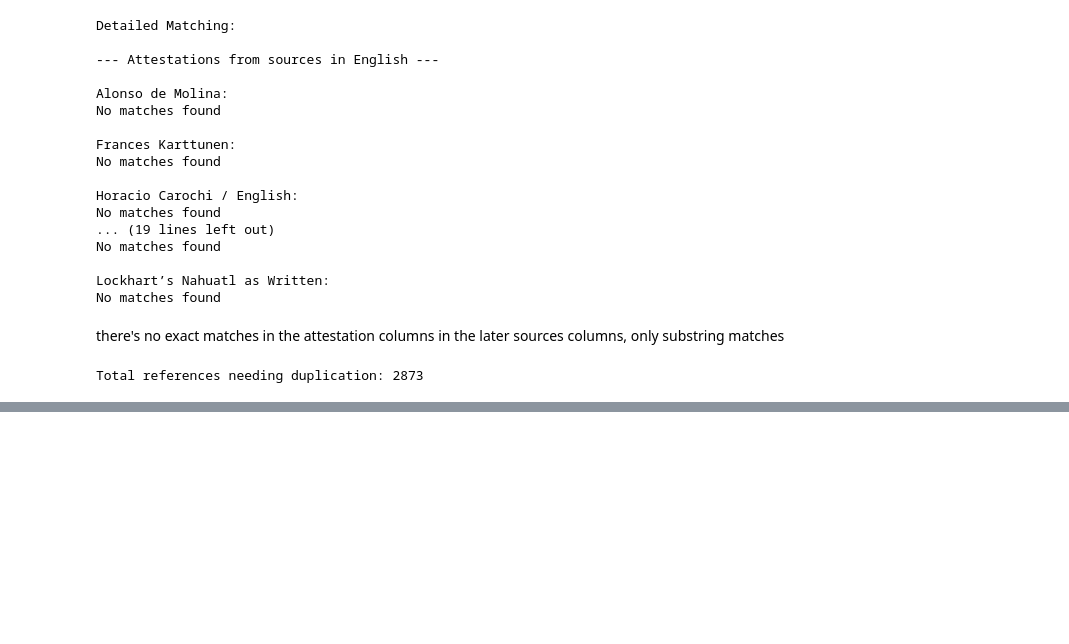
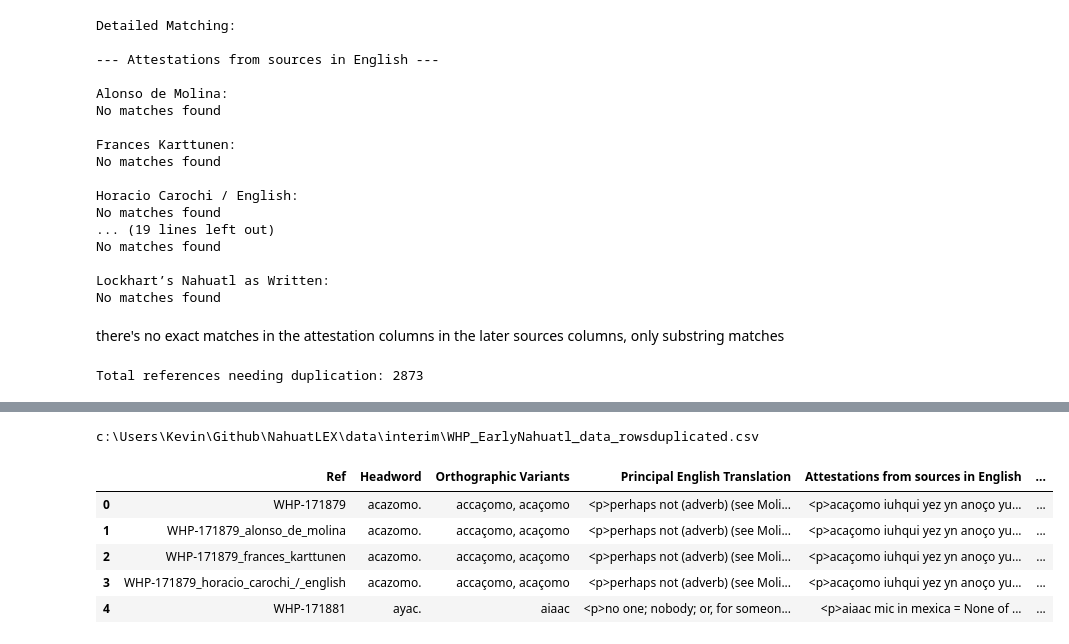
Before and after one commit to kevin14767/NahuatLEX, a Jupyter notebook: src/notebooks/whp_notebook.ipynb, the cells around one changed output, grey strips where cells are left out. Saved outputs shown, nothing was run; the diff lists cells and outputs as text; code cells hidden in the pictures; blank space fills up the shorter version.

```diff
--- a/src/notebooks/whp_notebook.ipynb
+++ b/src/notebooks/whp_notebook.ipynb
@@ -294,0 +305,18 @@ new_df.to_csv("WHP_EarlyNahuatl_data_rowsduplicatedv2.csv", encoding='utf-8-sig'
+# %%
+project_root = os.path.abspath(os.path.join(os.getcwd(), '..', '..'))
+search_paths = os.path.join(project_root, 'data', 'interim')
+
+interim_path = str(search_paths) + "\WHP_EarlyNahuatl_data_rowsduplicated.csv"
+print(interim_path)
+
+interim_df = pd.read_csv(interim_path, encoding='utf-8-sig')
+
+display(interim_df.head())
+# %% [output]
+c:\Users\Kevin\Github\NahuatLEX\data\interim\WHP_EarlyNahuatl_data_rowsduplicated.csv
+|  | Ref | Headword | Orthographic Variants | Principal English Translation | Attestations from sources in English | ... |
+| 0 | WHP-171879 | acazomo. | accaçomo, acaçomo | <p>perhaps not (adverb) (see Moli... | <p>acaçomo iuhqui yez yn anoço yu... | ... |
+| 1 | WHP-171879_alonso_de_molina | acazomo. | accaçomo, acaçomo | <p>perhaps not (adverb) (see Moli... | <p>acaçomo iuhqui yez yn anoço yu... | ... |
+| 2 | WHP-171879_frances_karttunen | acazomo. | accaçomo, acaçomo | <p>perhaps not (adverb) (see Moli... | <p>acaçomo iuhqui yez yn anoço yu... | ... |
+| 3 | WHP-171879_horacio_carochi_/_english | acazomo. | accaçomo, acaçomo | <p>perhaps not (adverb) (see Moli... | <p>acaçomo iuhqui yez yn anoço yu... | ... |
+| 4 | WHP-171881 | ayac. | aiaac | <p>no one; nobody; or, for someon... | <p>aiaac mic in mexica = None of ... | ... |
```
Also changed, not shown: parts of 9 cells of this notebook, 2 other files.
